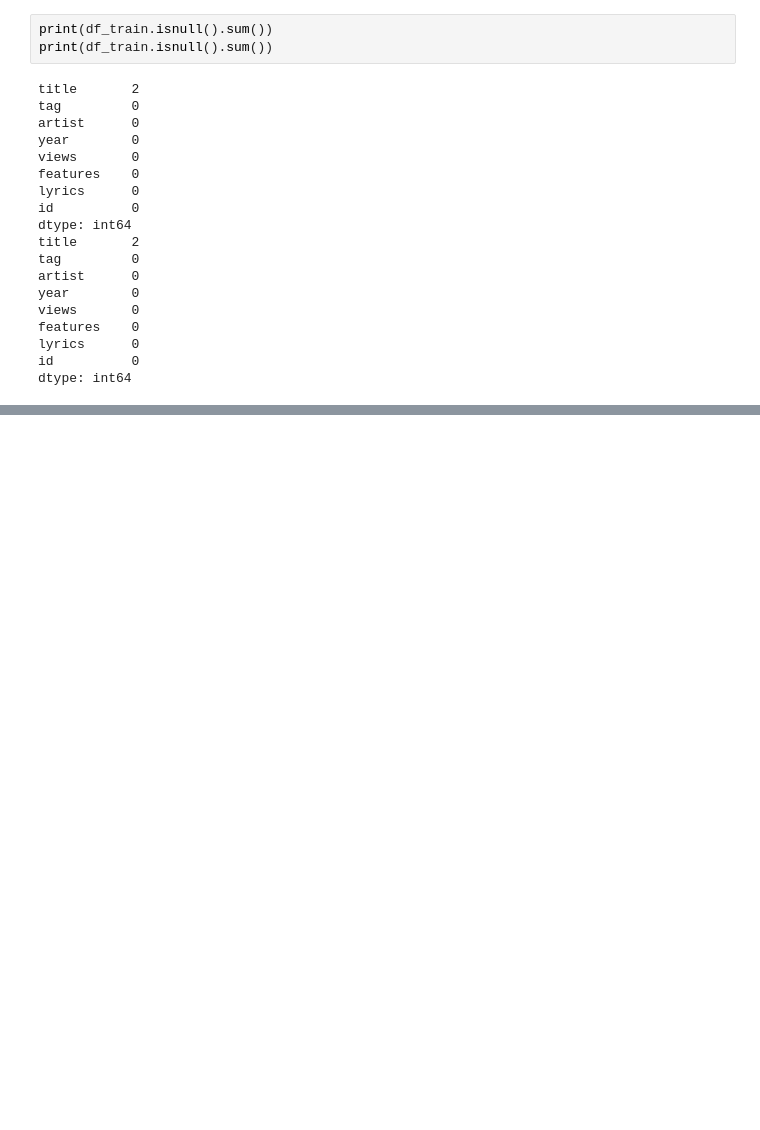
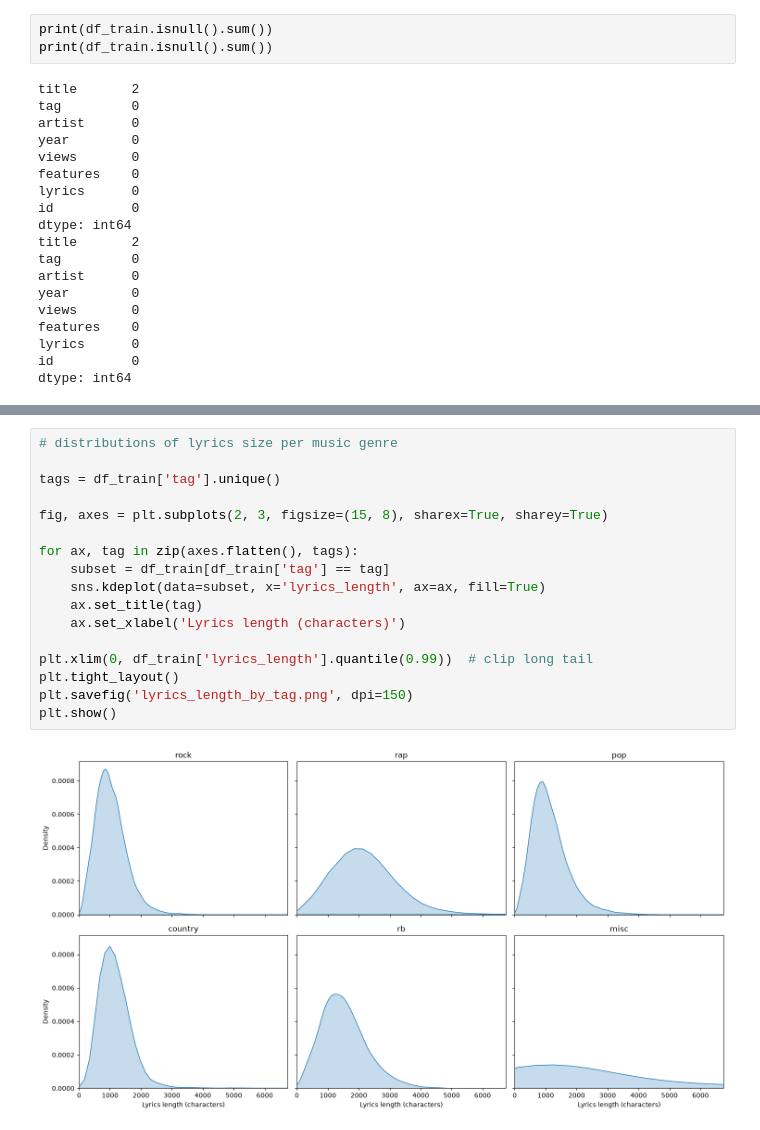
Before and after one commit to jnfpm/Text-Mining-, a Jupyter notebook: EDA.ipynb, the cells around one changed output, grey strips where cells are left out. Cells and saved outputs as stored; diff of their text form; blank space fills up the shorter version.

```diff
--- a/EDA.ipynb
+++ b/EDA.ipynb
@@ -166,0 +180,19 @@ df_train['lyrics_lang'].value_counts()
+# %%
+# distributions of lyrics size per music genre
+
+tags = df_train['tag'].unique()
+
+fig, axes = plt.subplots(2, 3, figsize=(15, 8), sharex=True, sharey=True)
+
+for ax, tag in zip(axes.flatten(), tags):
+    subset = df_train[df_train['tag'] == tag]
+    sns.kdeplot(data=subset, x='lyrics_length', ax=ax, fill=True)
+    ax.set_title(tag)
+    ax.set_xlabel('Lyrics length (characters)')
+
+plt.xlim(0, df_train['lyrics_length'].quantile(0.99))  # clip long tail
+plt.tight_layout()
+plt.savefig('lyrics_length_by_tag.png', dpi=150)
+plt.show()
+# %% [output]
+[figure, added]
```
Also changed, not shown: parts of 14 cells of this notebook, 1 other file.
